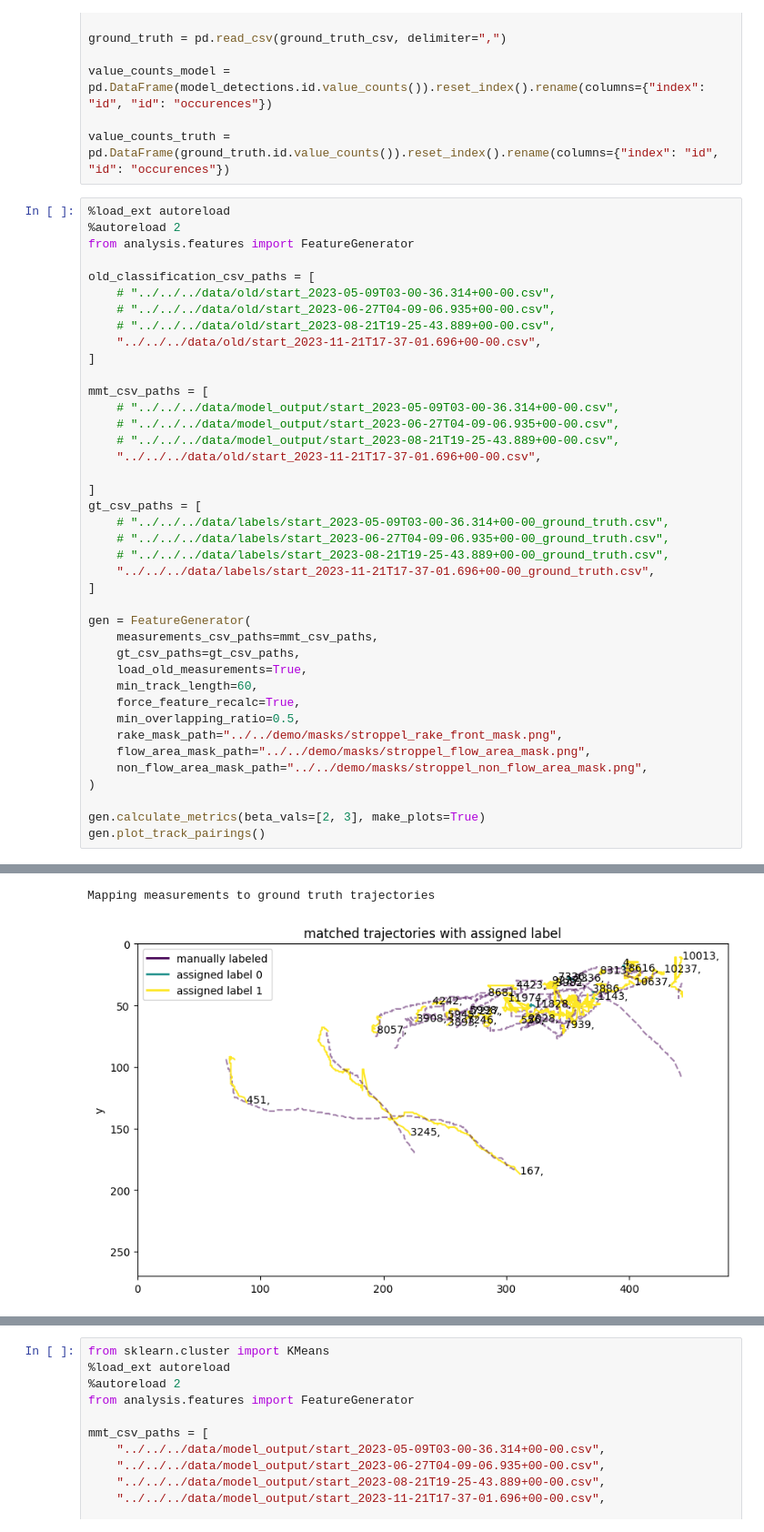
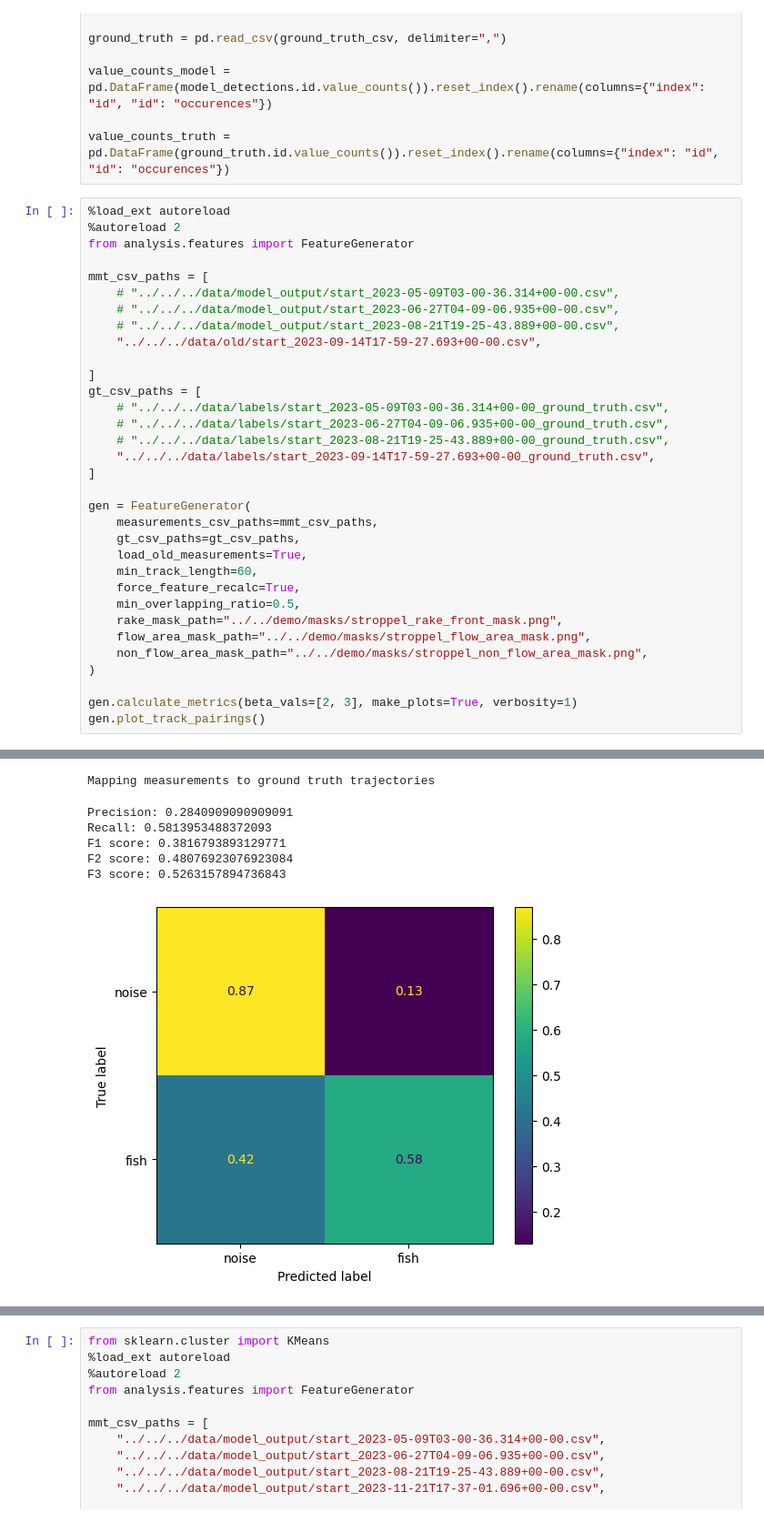
Before and after one commit to axpogroup/AXH-SonarFish, a Jupyter notebook: analysis/1_productionalization/classification_prototyping/feature_classif_chris.ipynb, the cells around one changed output, grey strips where cells are left out. Shown at 91% size. Drawn from its saved outputs; the diff is of its cells as text.

```diff
--- a/analysis/1_productionalization/classification_prototyping/feature_classif_chris.ipynb
+++ b/analysis/1_productionalization/classification_prototyping/feature_classif_chris.ipynb
@@ -26,43 +26,41 @@ value_counts_truth =  pd.DataFrame(ground_truth.id.value_counts()).reset_index()
 %autoreload 2
 from analysis.features import FeatureGenerator
 
-old_classification_csv_paths = [
-    # "../../../data/old/start_2023-05-09T03-00-36.314+00-00.csv",
-    # "../../../data/old/start_2023-06-27T04-09-06.935+00-00.csv",
-    # "../../../data/old/start_2023-08-21T19-25-43.889+00-00.csv",
-    "../../../data/old/start_2023-11-21T17-37-01.696+00-00.csv",
-]
-
 mmt_csv_paths = [
     # "../../../data/model_output/start_2023-05-09T03-00-36.314+00-00.csv",
     # "../../../data/model_output/start_2023-06-27T04-09-06.935+00-00.csv",
     # "../../../data/model_output/start_2023-08-21T19-25-43.889+00-00.csv",
-    "../../../data/old/start_2023-11-21T17-37-01.696+00-00.csv",
+    "../../../data/old/start_2023-09-14T17-59-27.693+00-00.csv",
 
 ]
 gt_csv_paths = [
     # "../../../data/labels/start_2023-05-09T03-00-36.314+00-00_ground_truth.csv",
     # "../../../data/labels/start_2023-06-27T04-09-06.935+00-00_ground_truth.csv",
     # "../../../data/labels/start_2023-08-21T19-25-43.889+00-00_ground_truth.csv",
-    "../../../data/labels/start_2023-11-21T17-37-01.696+00-00_ground_truth.csv",
+    "../../../data/labels/start_2023-09-14T17-59-27.693+00-00_ground_truth.csv",
 ]
 
 gen = FeatureGenerator(
     measurements_csv_paths=mmt_csv_paths,
     gt_csv_paths=gt_csv_paths,
     load_old_measurements=True,
     min_track_length=60,
     force_feature_recalc=True,
     min_overlapping_ratio=0.5,
     rake_mask_path="../../demo/masks/stroppel_rake_front_mask.png",
     flow_area_mask_path="../../demo/masks/stroppel_flow_area_mask.png",
     non_flow_area_mask_path="../../demo/masks/stroppel_non_flow_area_mask.png",
 )
 
-gen.calculate_metrics(beta_vals=[2, 3], make_plots=True)
+gen.calculate_metrics(beta_vals=[2, 3], make_plots=True, verbosity=1)
 gen.plot_track_pairings()
 # %% [output]
 The autoreload extension is already loaded. To reload it, use:
   %reload_ext autoreload
 Mapping measurements to ground truth trajectories
+Precision: 0.2840909090909091
+Recall: 0.5813953488372093
+F1 score: 0.3816793893129771
+F2 score: 0.48076923076923084
+F3 score: 0.5263157894736843
-[figure, old version]
+[figure, new version]
```
Also changed, not shown: parts of 1 cell of this notebook, 4 other files.
